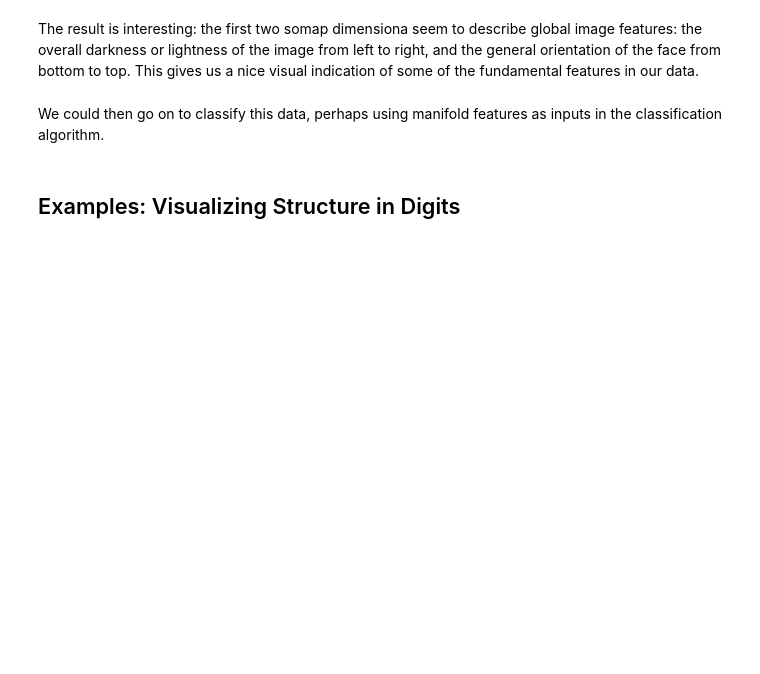
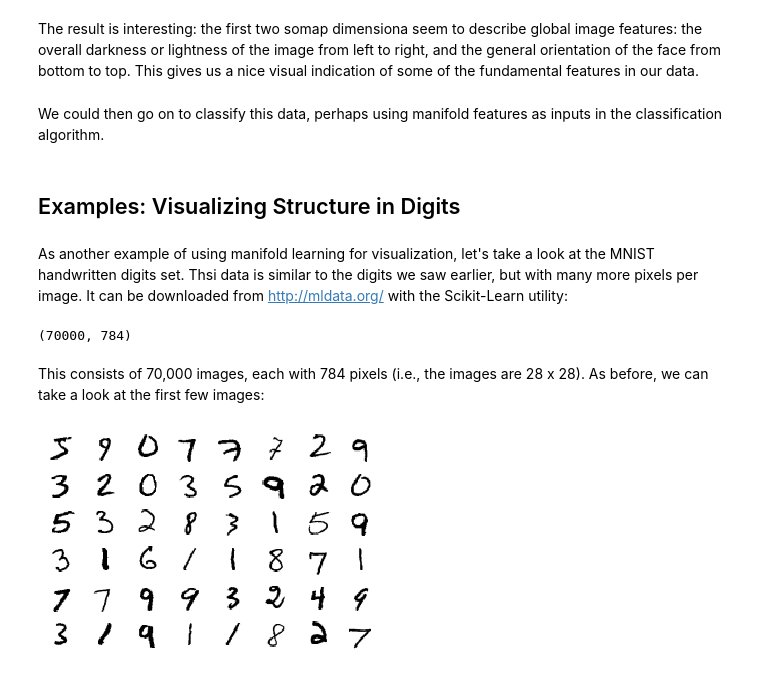
Before and after one commit to UlrikeBoehm/PythonDataScience, a Jupyter notebook: 05_MachineLearning/10_InDepth_Manifold_Learning.ipynb, the cells around one changed output. Saved outputs shown, nothing was run; the diff lists cells and outputs as text; code cells hidden in the pictures; blank space fills up the shorter version.

Commit message:
Added Visualizing Structure in Digits Section

```diff
--- a/05_MachineLearning/10_InDepth_Manifold_Learning.ipynb
+++ b/05_MachineLearning/10_InDepth_Manifold_Learning.ipynb
@@ -366,3 +366,19 @@ The result is interesting: the first two somap dimensiona seem to describe globa
 We could then go on to classify this data, perhaps using manifold features as inputs in the classification algorithm.
 # %% [markdown]
 ## Examples: Visualizing Structure in Digits
+# %% [markdown]
+As another example of using manifold learning for visualization, let's take a look at the MNIST handwritten digits set. Thsi data is similar to the digits we saw earlier, but with many more pixels per image. It can be downloaded from http://mldata.org/ with the Scikit-Learn utility:
+# %%
+from sklearn.datasets import fetch_openml
+mnist = fetch_openml('mnist_784', version=1, cache=True)
+mnist.data.shape
+# %% [output]
+(70000, 784)
+# %% [markdown]
+This consists of 70,000 images, each with 784 pixels (i.e., the images are 28 x 28). As before, we can take a look at the first few images:
+# %%
+fig, ax = plt.subplots(6, 8, subplot_kw=dict(xticks=[], yticks=[]))
+for i, axi in enumerate(ax.flat):
+    axi.imshow(mnist.data[1250 * i].reshape(28, 28), cmap='gray_r')
+# %% [output]
+[figure, added]
```
